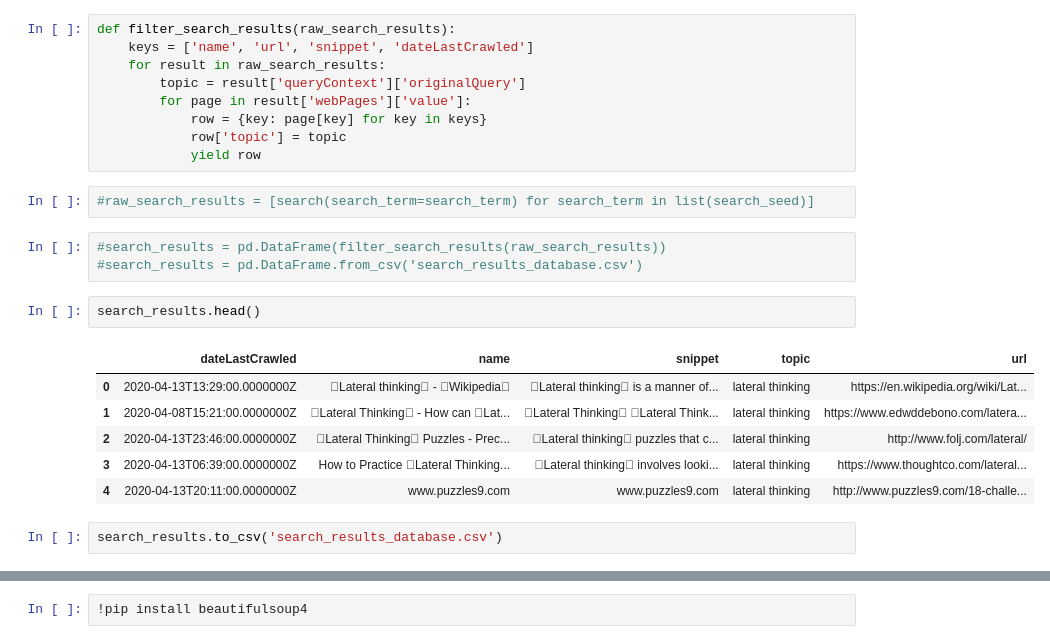
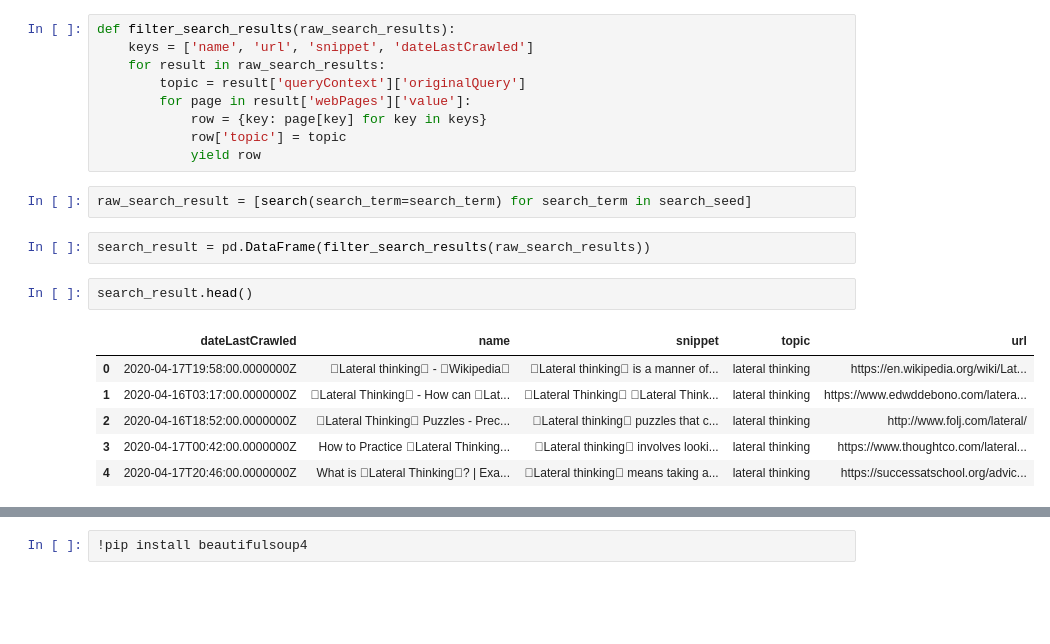
Before and after one commit to nicksettje/unique-search, a Jupyter notebook: backend.ipynb, the cells around one changed output, grey strips where cells are left out. Cells and saved outputs as stored; diff of their text form; blank space fills up the shorter version.

```diff
--- a/backend.ipynb
+++ b/backend.ipynb
@@ -117,18 +134,15 @@ def filter_search_results(raw_search_results):
             row['topic'] = topic
             yield row
 # %%
-#raw_search_results = [search(search_term=search_term) for search_term in list(search_seed)]
+raw_search_result = [search(search_term=search_term) for search_term in search_seed]
 # %%
-#search_results = pd.DataFrame(filter_search_results(raw_search_results))
-#search_results = pd.DataFrame.from_csv('search_results_database.csv')
+search_result = pd.DataFrame(filter_search_results(raw_search_results))
 # %%
-search_results.head()
+search_result.head()
 # %% [output]
 |  | dateLastCrawled | name | snippet | topic | url |
-| 0 | 2020-04-13T13:29:00.0000000Z | Lateral thinking - Wikipedia | Lateral thinking is a manner of... | lateral thinking | https://en.wikipedia.org/wiki/Lat... |
-| 1 | 2020-04-08T15:21:00.0000000Z | Lateral Thinking - How can Lat... | Lateral Thinking Lateral Think... | lateral thinking | https://www.edwddebono.com/latera... |
-| 2 | 2020-04-13T23:46:00.0000000Z | Lateral Thinking Puzzles - Prec... | Lateral thinking puzzles that c... | lateral thinking | http://www.folj.com/lateral/ |
-| 3 | 2020-04-13T06:39:00.0000000Z | How to Practice Lateral Thinking... | Lateral thinking involves looki... | lateral thinking | https://www.thoughtco.com/lateral... |
-| 4 | 2020-04-13T20:11:00.0000000Z | www.puzzles9.com | www.puzzles9.com | lateral thinking | http://www.puzzles9.com/18-challe... |
+| 0 | 2020-04-17T19:58:00.0000000Z | Lateral thinking - Wikipedia | Lateral thinking is a manner of... | lateral thinking | https://en.wikipedia.org/wiki/Lat... |
+| 1 | 2020-04-16T03:17:00.0000000Z | Lateral Thinking - How can Lat... | Lateral Thinking Lateral Think... | lateral thinking | https://www.edwddebono.com/latera... |
+| 2 | 2020-04-16T18:52:00.0000000Z | Lateral Thinking Puzzles - Prec... | Lateral thinking puzzles that c... | lateral thinking | http://www.folj.com/lateral/ |
+| 3 | 2020-04-17T00:42:00.0000000Z | How to Practice Lateral Thinking... | Lateral thinking involves looki... | lateral thinking | https://www.thoughtco.com/lateral... |
+| 4 | 2020-04-17T20:46:00.0000000Z | What is Lateral Thinking? | Exa... | Lateral thinking means taking a... | lateral thinking | https://successatschool.org/advic... |
-# %%
-search_results.to_csv('search_results_database.csv')
```
Also changed, not shown: parts of 73 cells of this notebook.
